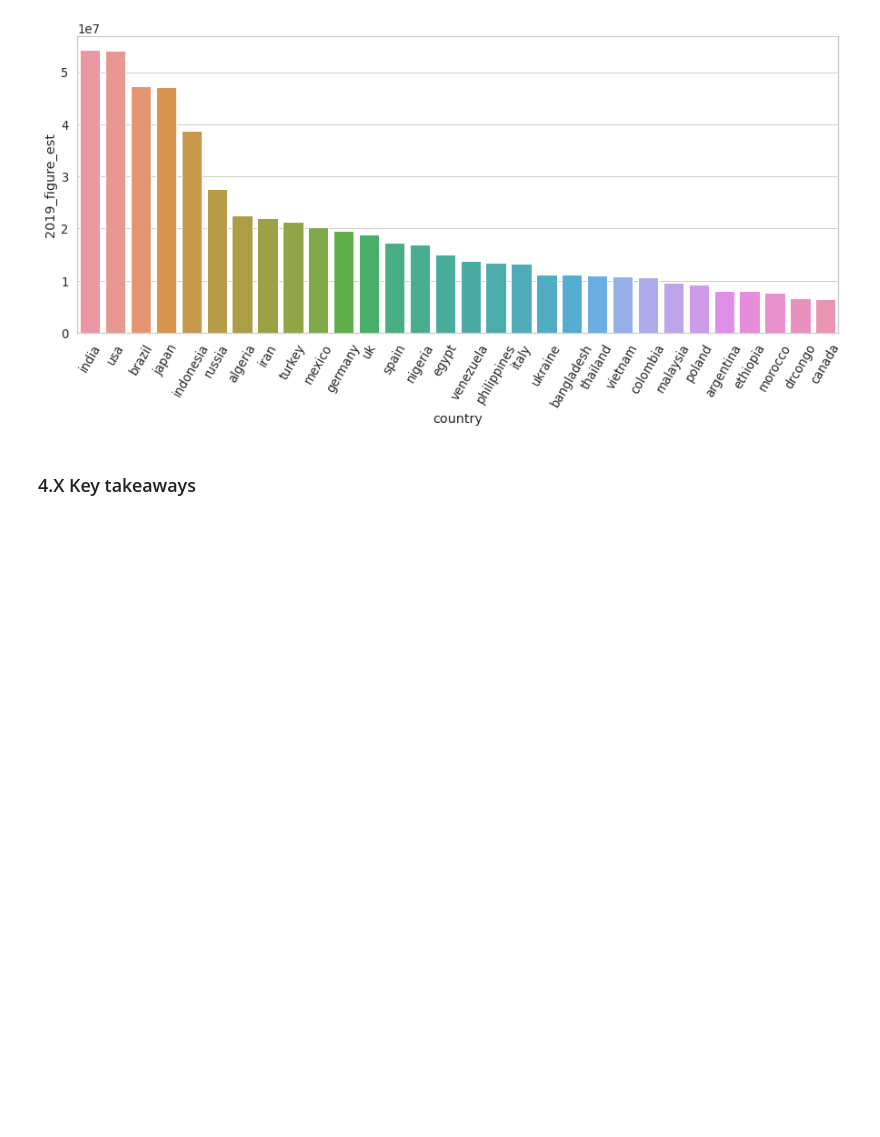
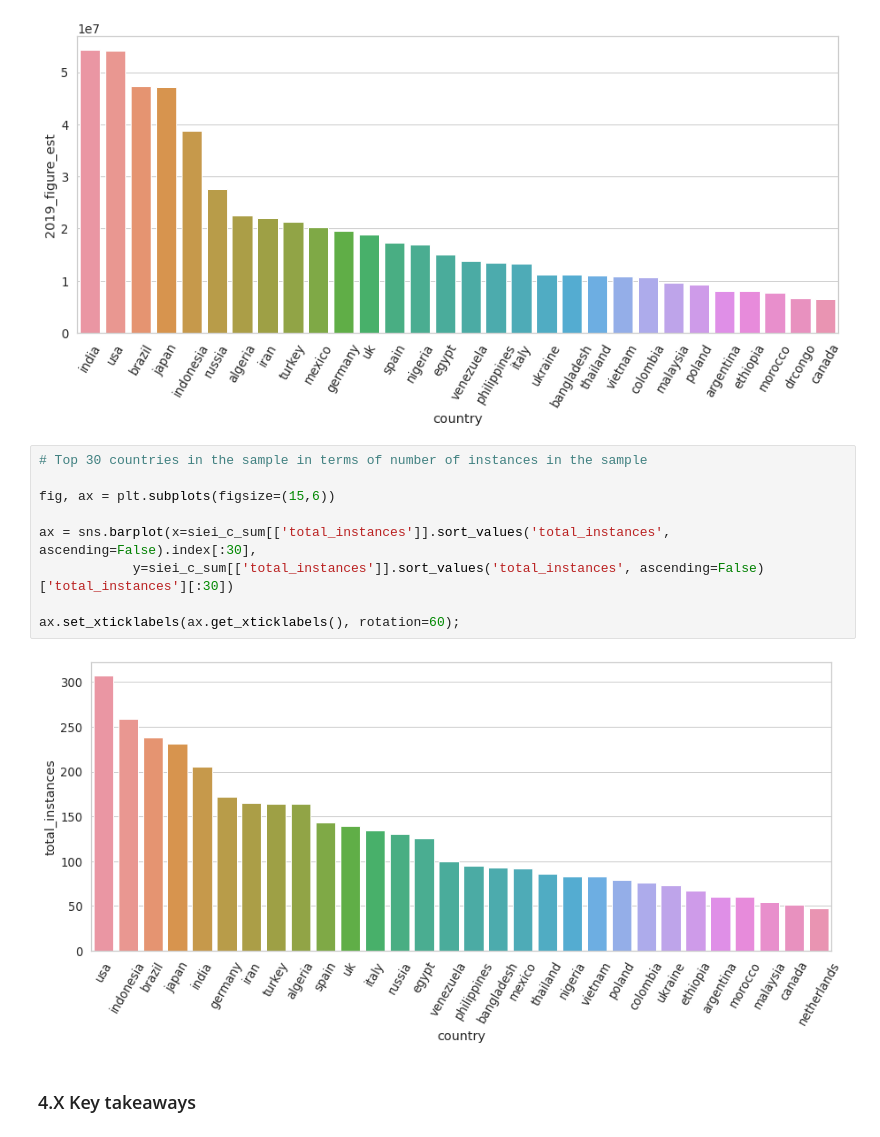
Before and after one commit to DiSanchz/satellite_imagery_econ_indicators, a Jupyter notebook: notebooks/04. Cleaning, EDA and related feature building.ipynb, the cells around one changed output. Cells and saved outputs as stored; diff of their text form; blank space fills up the shorter version.

```diff
--- a/notebooks/04. Cleaning, EDA and related feature building.ipynb
+++ b/notebooks/04. Cleaning, EDA and related feature building.ipynb
@@ -701,6 +712,17 @@ ax = sns.barplot(x=siei_c_sum[['2019_figure_est']].sort_values('2019_figure_est'
 ax.set_xticklabels(ax.get_xticklabels(), rotation=60);
 # %% [output]
 [figure]
+# %%
+# Top 30 countries in the sample in terms of number of instances in the sample
+
+fig, ax = plt.subplots(figsize=(15,6))
+
+ax = sns.barplot(x=siei_c_sum[['total_instances']].sort_values('total_instances', ascending=False).index[:30],
+            y=siei_c_sum[['total_instances']].sort_values('total_instances', ascending=False)['total_instances'][:30])
+
+ax.set_xticklabels(ax.get_xticklabels(), rotation=60);
+# %% [output]
+[figure, added]
 # %% [markdown]
 ### 4.X Key takeaways
 # %% [markdown]
```
Also changed, not shown: parts of 12 cells of this notebook, 1 other file.
